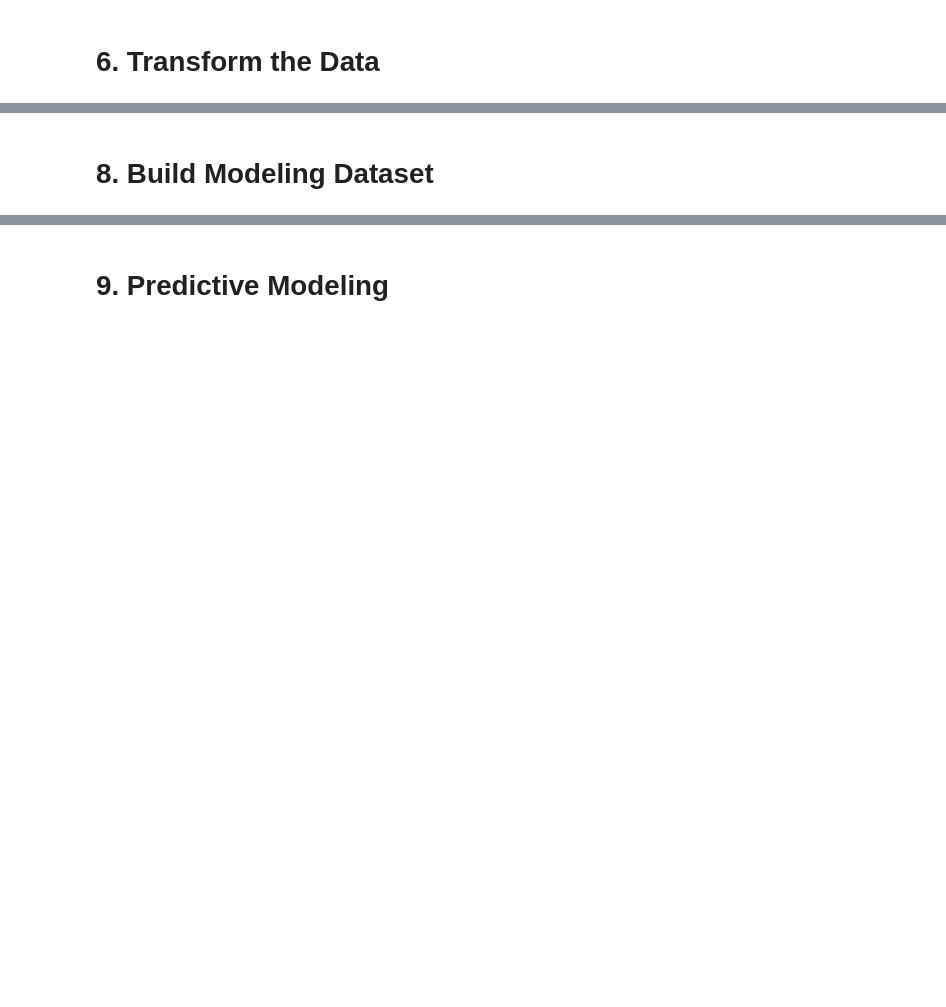
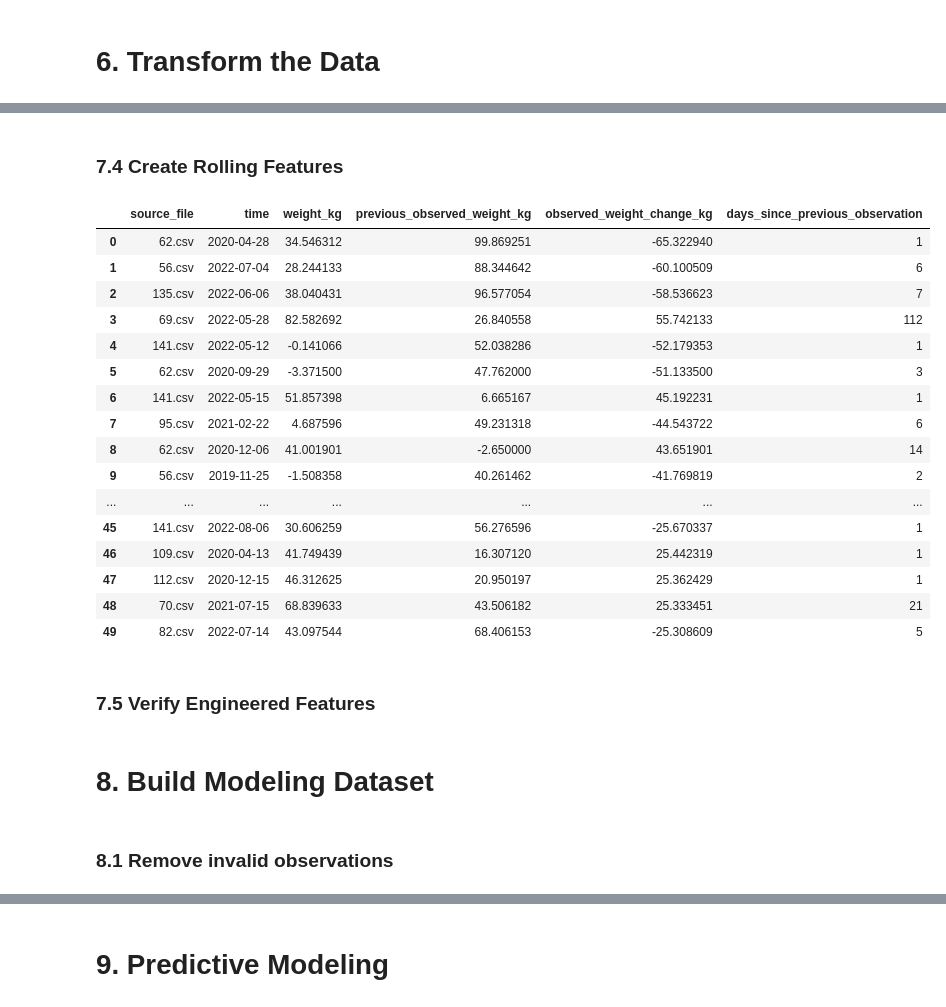
Before and after one commit to stephfn/honey-yield-predictive-model, a Jupyter notebook: Stephanie_Work/Honey_DuckDB_Practice.ipynb, the cells around one changed output, grey strips where cells are left out. Saved outputs shown, nothing was run; the diff lists cells and outputs as text; code cells hidden in the pictures; blank space fills up the shorter version.

```diff
--- a/Stephanie_Work/Honey_DuckDB_Practice.ipynb
+++ b/Stephanie_Work/Honey_DuckDB_Practice.ipynb
@@ -503,2 +816,40 @@ FROM honey_daily;
+# %% [markdown]
+### 7.4 Create Rolling Features
+# %%
+con.execute("""
+SELECT
+    regexp_extract(filename, '[^\\\\/]+$') AS source_file,
+    time,
+    weight_kg,
+    previous_observed_weight_kg,
+    observed_weight_change_kg,
+    days_since_previous_observation
+FROM honey_features
+WHERE ABS(observed_weight_change_kg) >= 5
+ORDER BY ABS(observed_weight_change_kg) DESC
+LIMIT 50;
+""").df()
+# %% [output]
+|  | source_file | time | weight_kg | previous_observed_weight_kg | observed_weight_change_kg | days_since_previous_observation |
+| 0 | 62.csv | 2020-04-28 | 34.546312 | 99.869251 | -65.322940 | 1 |
+| 1 | 56.csv | 2022-07-04 | 28.244133 | 88.344642 | -60.100509 | 6 |
+| 2 | 135.csv | 2022-06-06 | 38.040431 | 96.577054 | -58.536623 | 7 |
+| 3 | 69.csv | 2022-05-28 | 82.582692 | 26.840558 | 55.742133 | 112 |
+| 4 | 141.csv | 2022-05-12 | -0.141066 | 52.038286 | -52.179353 | 1 |
+| 5 | 62.csv | 2020-09-29 | -3.371500 | 47.762000 | -51.133500 | 3 |
+| 6 | 141.csv | 2022-05-15 | 51.857398 | 6.665167 | 45.192231 | 1 |
+| 7 | 95.csv | 2021-02-22 | 4.687596 | 49.231318 | -44.543722 | 6 |
+| 8 | 62.csv | 2020-12-06 | 41.001901 | -2.650000 | 43.651901 | 14 |
+| 9 | 56.csv | 2019-11-25 | -1.508358 | 40.261462 | -41.769819 | 2 |
+| ... | ... | ... | ... | ... | ... | ... |
+| 45 | 141.csv | 2022-08-06 | 30.606259 | 56.276596 | -25.670337 | 1 |
+| 46 | 109.csv | 2020-04-13 | 41.749439 | 16.307120 | 25.442319 | 1 |
+| 47 | 112.csv | 2020-12-15 | 46.312625 | 20.950197 | 25.362429 | 1 |
+| 48 | 70.csv | 2021-07-15 | 68.839633 | 43.506182 | 25.333451 | 21 |
+| 49 | 82.csv | 2022-07-14 | 43.097544 | 68.406153 | -25.308609 | 5 |
+# %% [markdown]
+### 7.5 Verify Engineered Features
 # %% [markdown]
 # 8. Build Modeling Dataset
+# %% [markdown]
+### 8.1 Remove invalid observations
```
Also changed, not shown: parts of 62 cells of this notebook.
